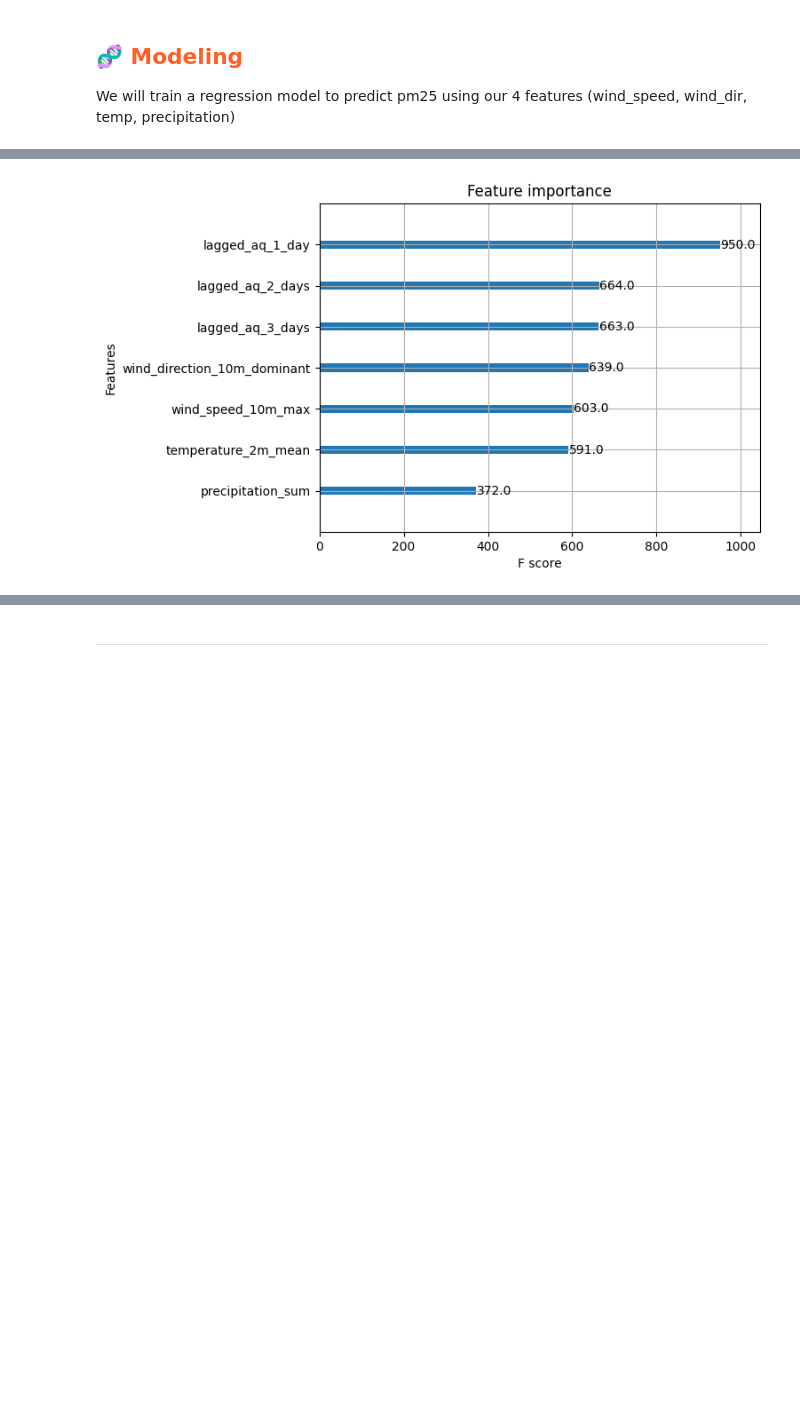
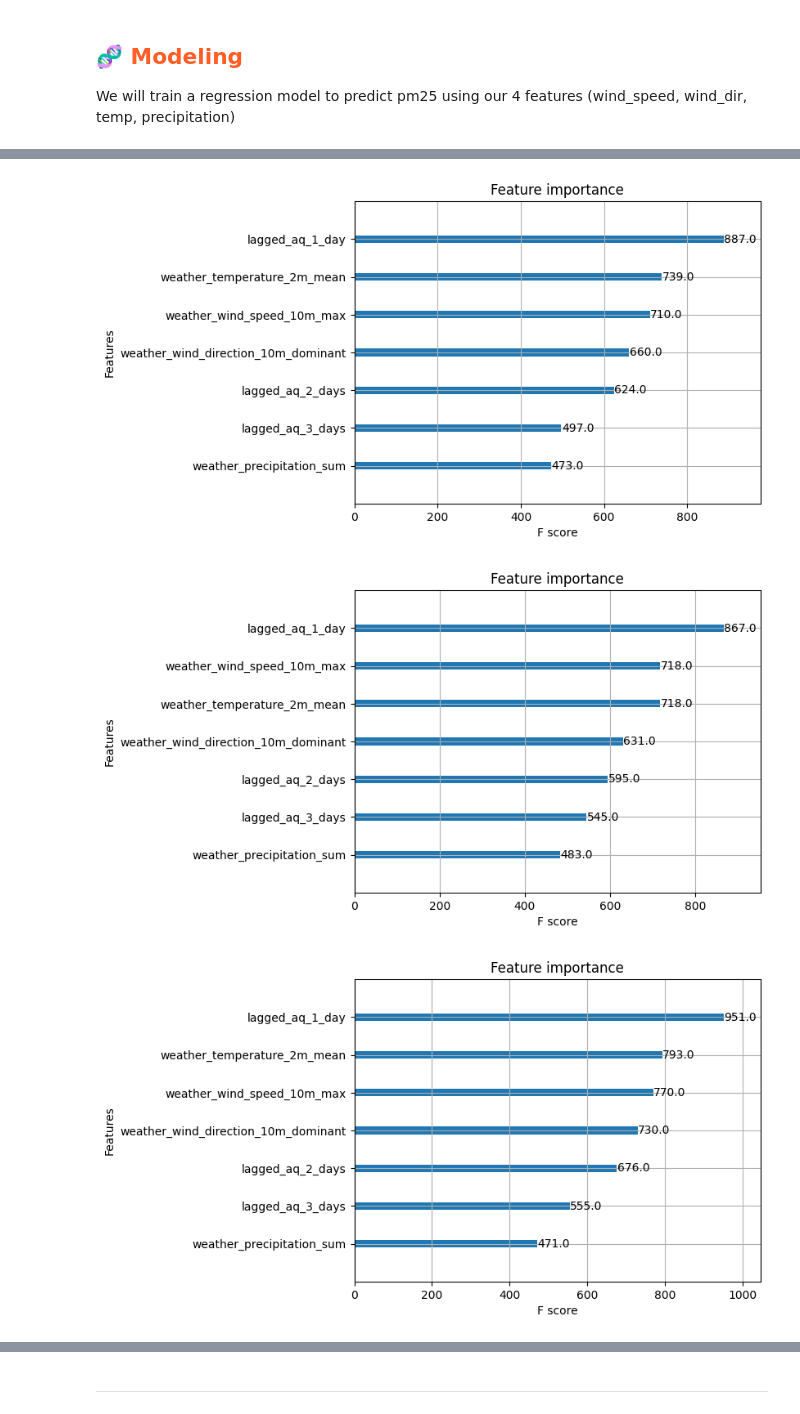
Before and after one commit to Isabell257/id2223-lab1, a Jupyter notebook: notebooks/airquality/3_air_quality_training_pipeline.ipynb, the cells around one changed output, grey strips where cells are left out. Saved outputs shown, nothing was run; the diff lists cells and outputs as text; code cells hidden in the pictures; blank space fills up the shorter version.

```diff
--- a/notebooks/airquality/3_air_quality_training_pipeline.ipynb
+++ b/notebooks/airquality/3_air_quality_training_pipeline.ipynb
@@ -222,3 +290,5 @@ if running_a:
 # %%
+if running_a:
+    X_train = data_sets[locations[0]['street']][0]
 X_train
 # %% [output]
@@ -241,4 +322,7 @@ X_test_features = X_test.drop(columns=['date'])
 # %%
+if running_a:
+    y_train = data_sets[locations[1]['street']][2]
+
 y_train
 # %% [output]
 |  | pm25 |
@@ -266,10 +350,20 @@ We will train a regression model to predict pm25 using our 4 features (wind_spee
 # Creating an instance of the XGBoost Regressor
 if running_e or running_c:
     xgb_regressor = XGBRegressor()
+    xgb_regressor.fit(X_features, y_train)
 
 #Build pipeline that also handles the categorical features
 if running_a:
-    xgb_regressor = Pipeline(steps=[("preprocessor", preprocessor), ("regressor", XGBRegressor())])
+    models = []
+    for location in locations:
+        xgb_regressor = XGBRegressor()
+
+        X_features = data_sets[location['street']][4]
+        y_train = data_sets[location['street']][2]
+
+        xgb_regressor.fit(X_features, y_train)
+
+        models.append(xgb_regressor)
+
 
 # Fitting the XGBoost Regressor to the training data
-xgb_regressor.fit(X_features, y_train)
@@ -371,8 +501,21 @@ queensferry road
 # %%
 # Plotting feature importances using the plot_importance function from XGBoost
-plot_importance(xgb_regressor)
-feature_importance_path = images_dir + "/feature_importance_lagging.png"
-plt.savefig(feature_importance_path)
-plt.show()
+if running_e or running_c:
+    plot_importance(xgb_regressor)
+    feature_importance_path = images_dir + "/feature_importance.png"
+    plt.savefig(feature_importance_path)
+    plt.show()
+
+if running_a:
+    m = 0
+    for model in models:
+        plot_importance(model)
+        file_name = "/feature_importance" + str(locations[m]['street']) + ".png"
+        feature_importance_path = images_dir + file_name
+        plt.savefig(feature_importance_path)
+        plt.show()
+        m+=1
 # %% [output]
-[figure, old version]
+[figure, new version]
+[figure, added]
+[figure, added]
```
Also changed, not shown: parts of 17 cells of this notebook, 18 other files.
